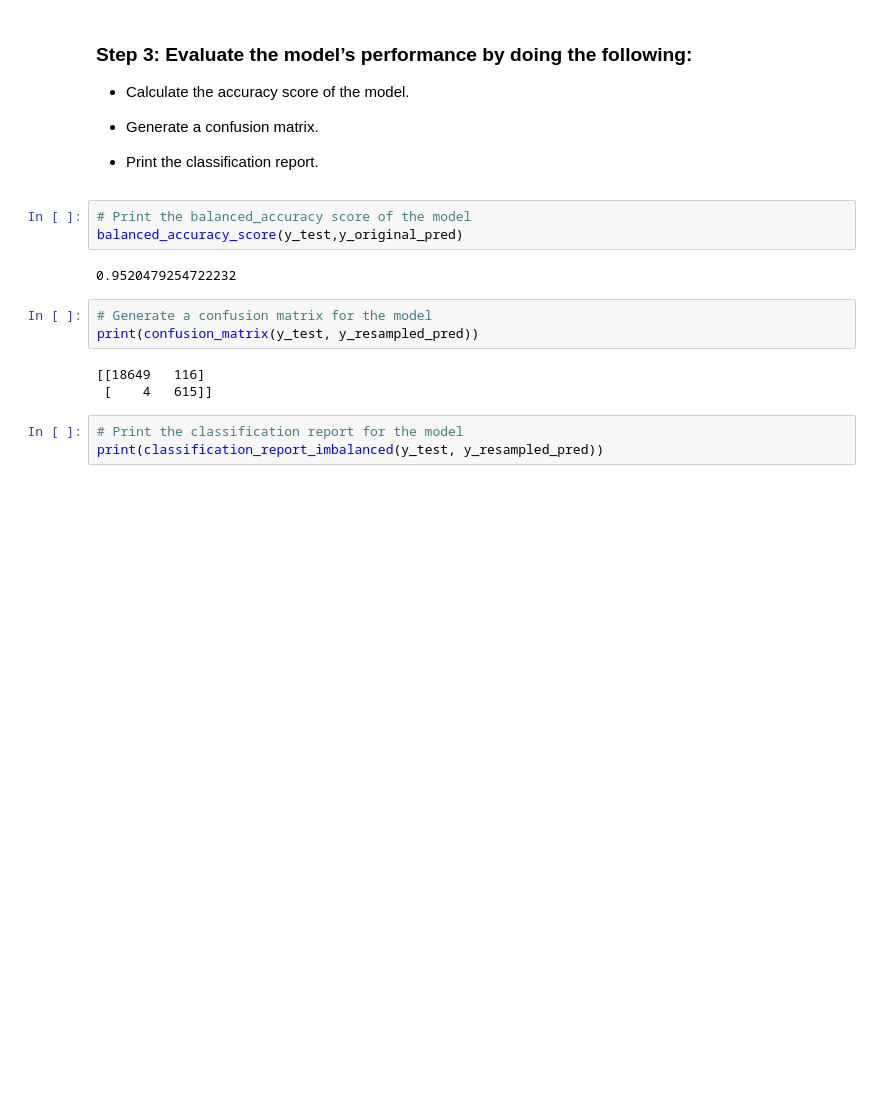
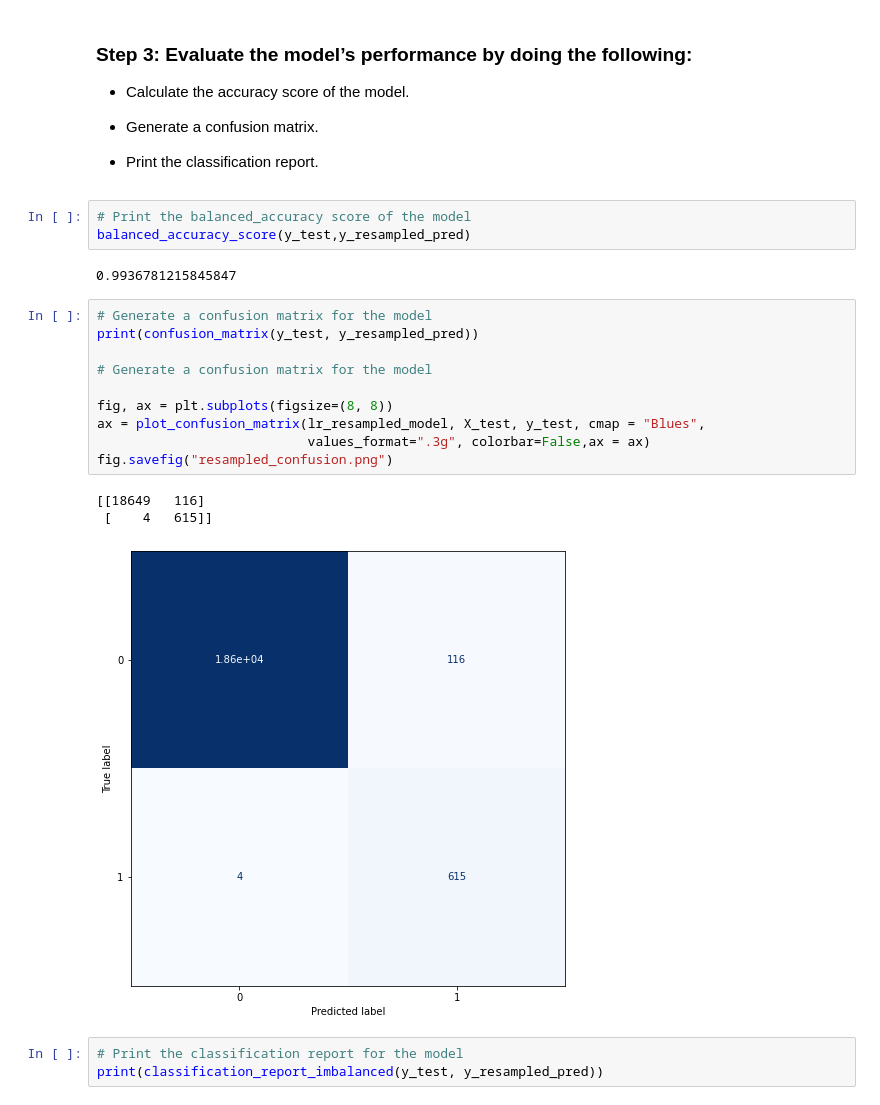
Before and after one commit to petepetersen423/m12_challenge, a Jupyter notebook: credit_risk_resampling.ipynb, the cells around one changed output. Drawn from its saved outputs; the diff is of its cells as text; blank space fills up the shorter version.

```diff
--- a/credit_risk_resampling.ipynb
+++ b/credit_risk_resampling.ipynb
@@ -263,15 +273,23 @@ y_resampled_pred = lr_resampled_model.predict(X_test)
 * Print the classification report.
 # %%
 # Print the balanced_accuracy score of the model
-balanced_accuracy_score(y_test,y_original_pred)
+balanced_accuracy_score(y_test,y_resampled_pred)
 # %% [output]
-0.9520479254722232
+0.9936781215845847
-# %%
-# Generate a confusion matrix for the model
-print(confusion_matrix(y_test, y_resampled_pred))
-# %% [output]
-[[18649   116]
- [    4   615]]
+# %%
+# Generate a confusion matrix for the model
+print(confusion_matrix(y_test, y_resampled_pred))
+
+# Generate a confusion matrix for the model
+
+fig, ax = plt.subplots(figsize=(8, 8))
+ax = plot_confusion_matrix(lr_resampled_model, X_test, y_test, cmap = "Blues",
+                           values_format=".3g", colorbar=False,ax = ax)
+fig.savefig("resampled_confusion.png")
+# %% [output]
+[[18649   116]
+ [    4   615]]
+[figure, added]
 # %%
 # Print the classification report for the model
 print(classification_report_imbalanced(y_test, y_resampled_pred))
```
Also changed, not shown: parts of 2 cells of this notebook, 3 other files.
